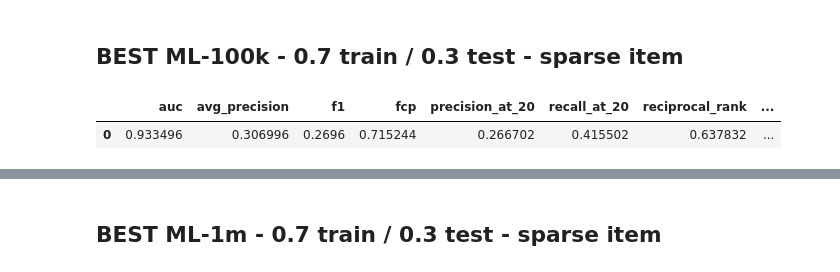
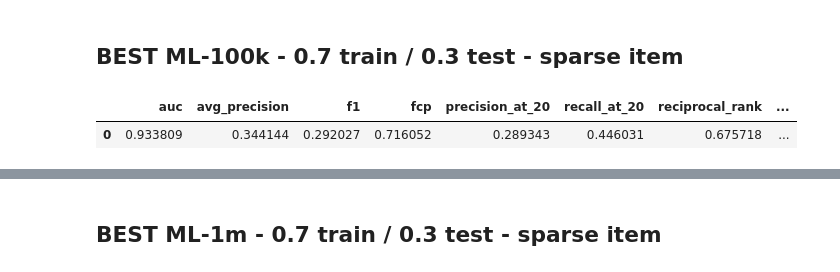
Before and after one commit to marcuniq/bsc-thesis, a Jupyter notebook: code/ipynb/gridsearch_mfnn_results.ipynb, the cells around one changed output, grey strips where cells are left out. Drawn from its saved outputs; the diff is of its cells as text; code cells hidden in the pictures.

Commit message:
implemented batch learning; updated gridsearch results

```diff
--- a/code/ipynb/gridsearch_mfnn_results.ipynb
+++ b/code/ipynb/gridsearch_mfnn_results.ipynb
@@ -37,9 +37,12 @@ def get_df_results(results, max_train_ratings=None):
 # %% [markdown]
 ## BEST ML-100k - 0.7 train / 0.3 test - sparse item
 # %%
-user_metrics = ['../metrics/mfnn/2016-06-20_22.08.26_mfnn_ml-100k_e20_tt-0.7_task-3_user-metrics.csv']
-df_results = get_df_results(user_metrics)
-df_results.sort_values('auc', ascending=False)
+user_metrics = [
+'../metrics/mfnn/2016-06-21_19.30.24_mfnn_ml-100k_e20_tt-0.7_task-1_user-metrics.csv',
+]
-# %% [output]
-|  | auc | avg_precision | f1 | fcp | precision_at_20 | recall_at_20 | reciprocal_rank | ... |
-| 0 | 0.933496 | 0.306996 | 0.2696 | 0.715244 | 0.266702 | 0.415502 | 0.637832 | ... |
+# %%
+df_cv_user_metrics = get_df_results(user_metrics)
+df_cv_user_metrics
+# %% [output]
+|  | auc | avg_precision | f1 | fcp | precision_at_20 | recall_at_20 | reciprocal_rank | ... |
+| 0 | 0.933809 | 0.344144 | 0.292027 | 0.716052 | 0.289343 | 0.446031 | 0.675718 | ... |
```
Also changed, not shown: parts of 15 cells of this notebook, 10 other files.
